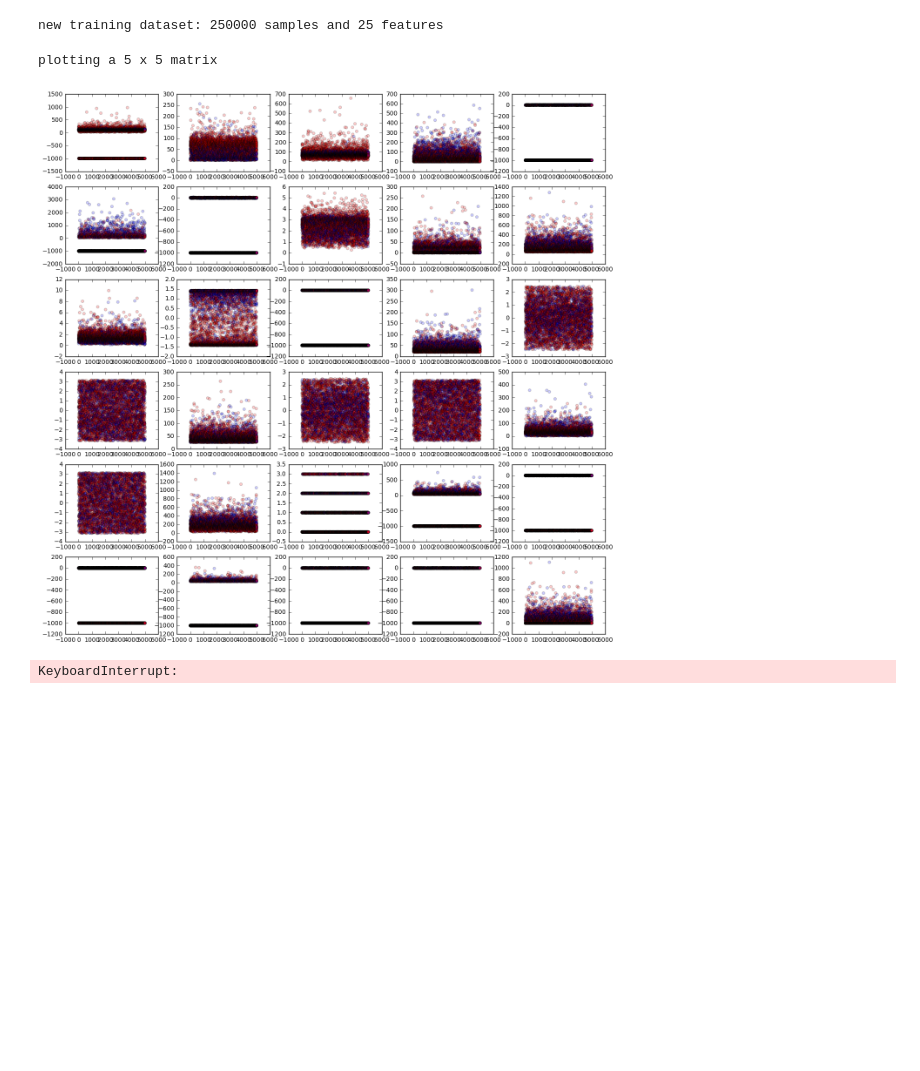
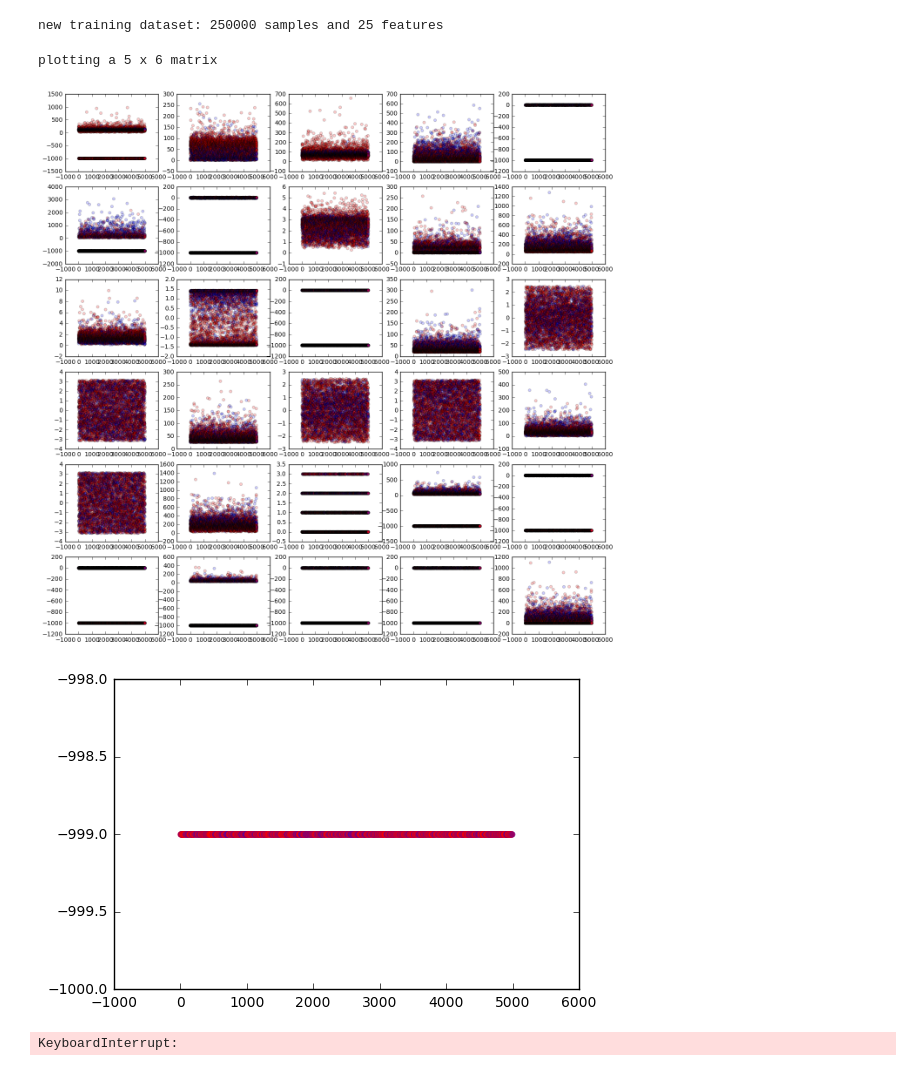
Before and after one commit to sharkovsky/pcml-project1, a Jupyter notebook: scripts/project1.ipynb, the cells around one changed output. Cells and saved outputs as stored; diff of their text form; code cells hidden in the pictures; blank space fills up the shorter version.

```diff
--- a/scripts/project1.ipynb
+++ b/scripts/project1.ipynb
@@ -149,17 +177,22 @@ for row in range(n_rows_plots):
         data_to_plot=tX[:,row*n_cols_plots + col]
         ax.scatter(range(N_SAMPLES), data_to_plot, c=y_colors,alpha=0.2)
 
-plt.savefig('/home/cremones/EPFL/PCML-Projects/pcml-project1/figures/scatterplots.pdf')
+
+figpath=os.path.join( os.getcwd(), "..", "figures", "scatterplots.pdf")
+
+plt.savefig(figpath)
 #plt.show()
 # %% [output]
-plotting a 5 x 5 matrix
+plotting a 5 x 6 matrix
 [figure]
 # %%
 plt.figure()
-plt.scatter(range(N_SAMPLES), tX[:,2], c=y_colors,alpha=0.2, lw=0)
+plt.scatter(range(N_SAMPLES), tX[:,4], c=y_colors,alpha=0.2, lw=0)
 axes=plt.gca()
-axes.set_ylim([0,150])
+axes.set_ylim([-1000,-998])
 plt.show()
+# %% [output]
+[figure, added]
 # %%
 import itertools
 def scatterplot_matrix(data, names,  **kwargs):
```
Also changed, not shown: parts of 4 cells of this notebook, 3 other files.
